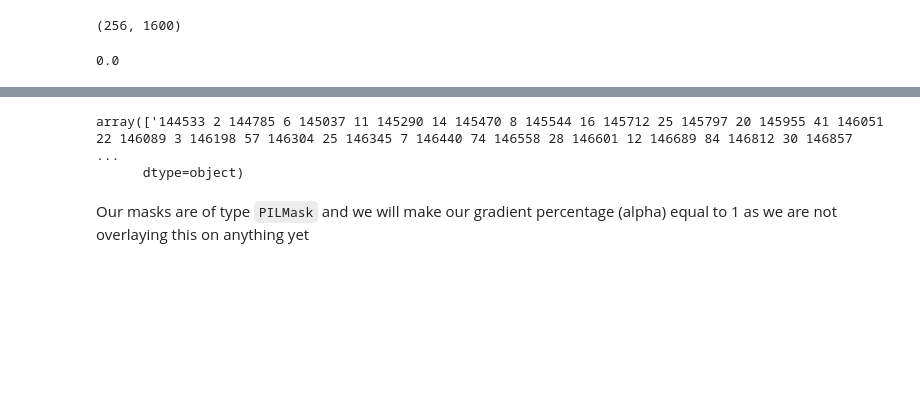
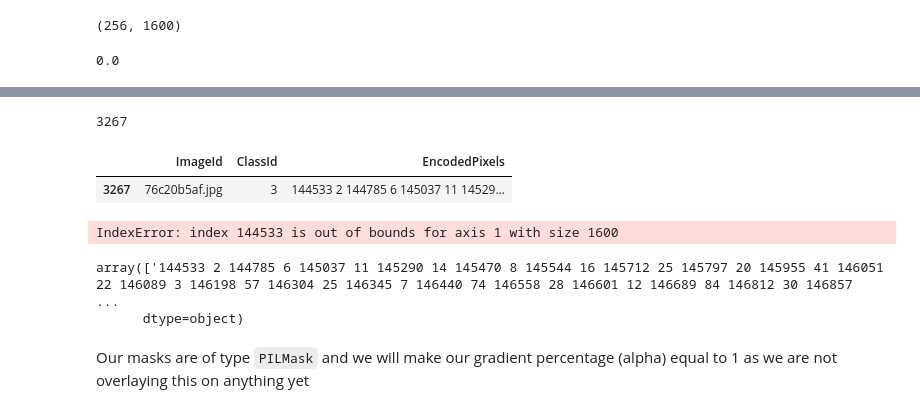
Before and after one commit to AksChougule/kaggle-competitions, a Jupyter notebook: severstal-steel-defect/baseline_model.ipynb, the cells around one changed output, grey strips where cells are left out. Saved outputs shown, nothing was run; the diff lists cells and outputs as text; code cells hidden in the pictures; blank space fills up the shorter version.

```diff
--- a/severstal-steel-defect/baseline_model.ipynb
+++ b/severstal-steel-defect/baseline_model.ipynb
@@ -176,3 +203,24 @@ IndexError: index 144533 is out of bounds for axis 1 with size 1600
+# %%
+for row in df.index:
+    print(row)
+# %% [output]
+3267
+# %%
+df
+# %% [output]
+|  | ImageId | ClassId | EncodedPixels |
+| 3267 | 76c20b5af.jpg | 3 | 144533 2 144785 6 145037 11 14529... |
+# %%
+# Do this for every image id
+for row in df.index:
+    class_id = df[df.index==row].ClassId.values
+    cord = df[df.index==row].EncodedPixels.values[0].split(' ')
+    y_cord = [cord[i] for i in range(len(cord)) if i % 2 != 0]
+    x_cord = [cord[i] for i in range(len(cord)) if i % 2 == 0]
+    for i in range(len(x_cord)):
+        mask[int(y_cord[i]),int(x_cord[i])]=class_id
+# %% [output]
+IndexError: index 144533 is out of bounds for axis 1 with size 1600
 # %%
 train_df[train_df.ImageId==str(o.stem)+str(o.suffix)].EncodedPixels.values
 # %% [output]
```
Also changed, not shown: parts of 5 cells of this notebook.
